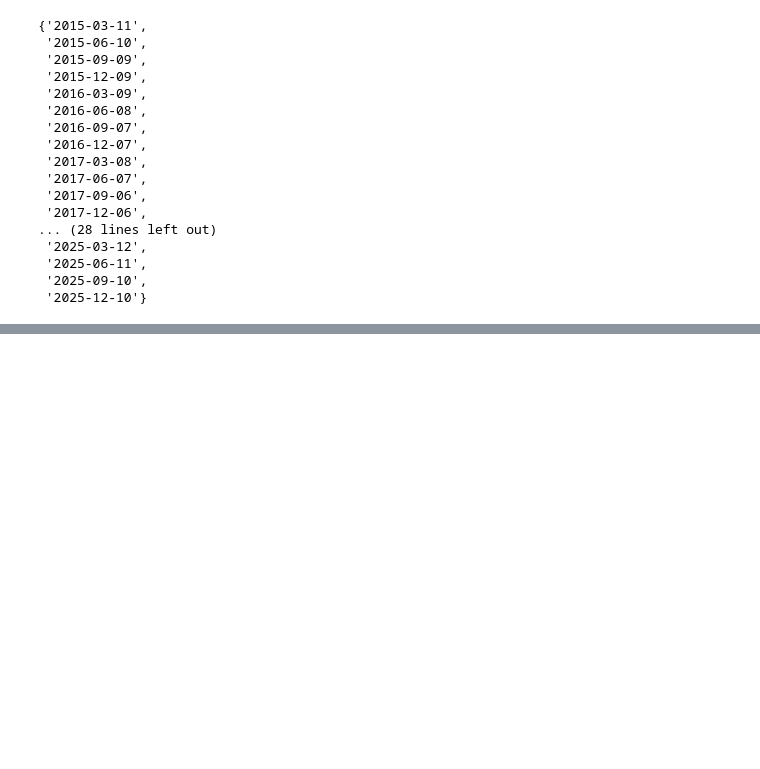
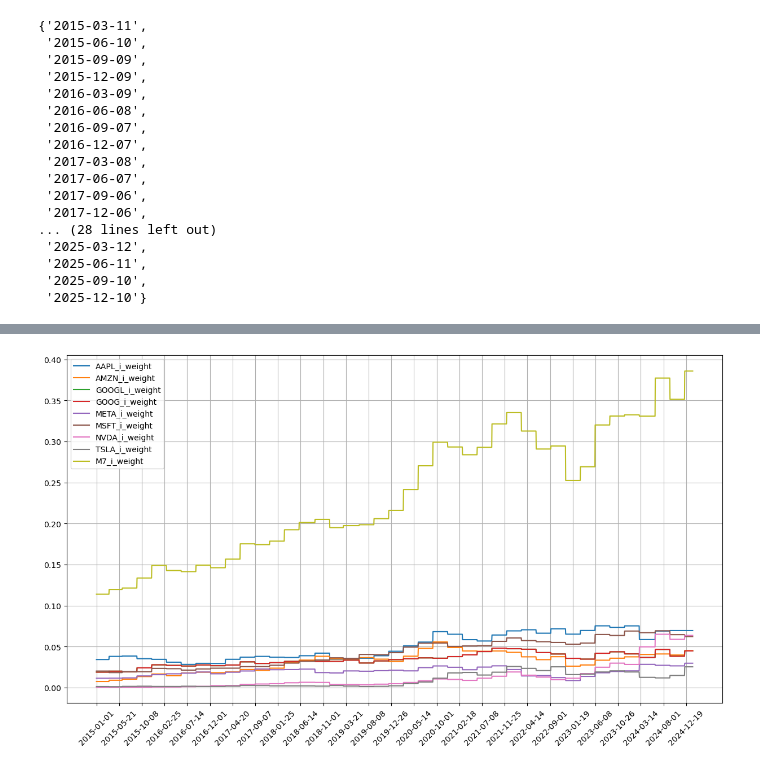
Before and after one commit to tryt0c0de/IAQF_STRAT, a Jupyter notebook: beta_testing.ipynb, the cells around one changed output, grey strips where cells are left out. Cells and saved outputs as stored; diff of their text form; code cells hidden in the pictures; blank space fills up the shorter version.

```diff
--- a/beta_testing.ipynb
+++ b/beta_testing.ipynb
@@ -141,9 +147,8 @@ each constituent at the rebalancing differs somewhat from these weights due to m
 movements.
 # %%
 # Just loosely checking to see if any of the main conditions are breached
-for ticker in tickers:
-    main_df[f"{ticker}_weight"] = main_df[f"{ticker}_mcap"] / main_df["SPX_mcap"]
-
-main_df["MSFT_weight"].describe()
+for ticker in ms_tickers:
+    ms_df[f"{ticker}_weight"] = ms_df[f"{ticker}_mcap"] / ms_df["SPX_mcap"]
+    print(ms_df[f"{ticker}_weight"].describe())
 # %% [output]
 count    2630.000000
@@ -796,0 +280,24 @@ c3     0.112752  -0.040241   0.000175  0.629944
+# %%
+# Add on weight columns as assigned by rebalance mechanism
+ms_i_weights = {ticker: [] for ticker in ms_only}
+
+existing_weights = {ticker: ms_df.iloc[0][f"{ticker}_weight"] for ticker in ms_only}
+temp_weights = {ticker: 0 for ticker in ms_only}
+for row in ms_df.itertuples():
+    if row.Index in ref_dates:
+        for ticker in ms_only:
+            temp_weights[ticker] = getattr(row, f"{ticker}_weight")
+
+    if row.Index in update_dates:
+        existing_weights = temp_weights
+
+    for ticker in ms_only:
+        ms_i_weights[ticker].append(existing_weights[ticker])
+
+
+for ticker, i_weight in ms_i_weights.items():
+    ms_df[f"{ticker}_i_weight"] = i_weight
+
+ms_df["M7_i_weight"] = ms_df[[f"{ticker}_i_weight" for ticker in ms_only]].sum(axis=1)
+
+ms_df
@@ -796,0 +318,13 @@ c3     0.112752  -0.040241   0.000175  0.629944
+# %%
+# Check starting point of when the weight starts varying quite strongly
+plt.figure(figsize=(15, 8))
+
+i_weight_columns = [f"{ticker}_i_weight" for ticker in ms_only] + ["M7_i_weight"]
+for column in i_weight_columns:
+    plt.plot(ms_df.index, ms_df[column], label=column)
+
+plt.grid()
+plt.xticks(ms_df.index[::100], rotation=45)
+plt.legend();
+# %% [output]
+[figure, added]
```
Also changed, not shown: parts of 60 cells of this notebook.
